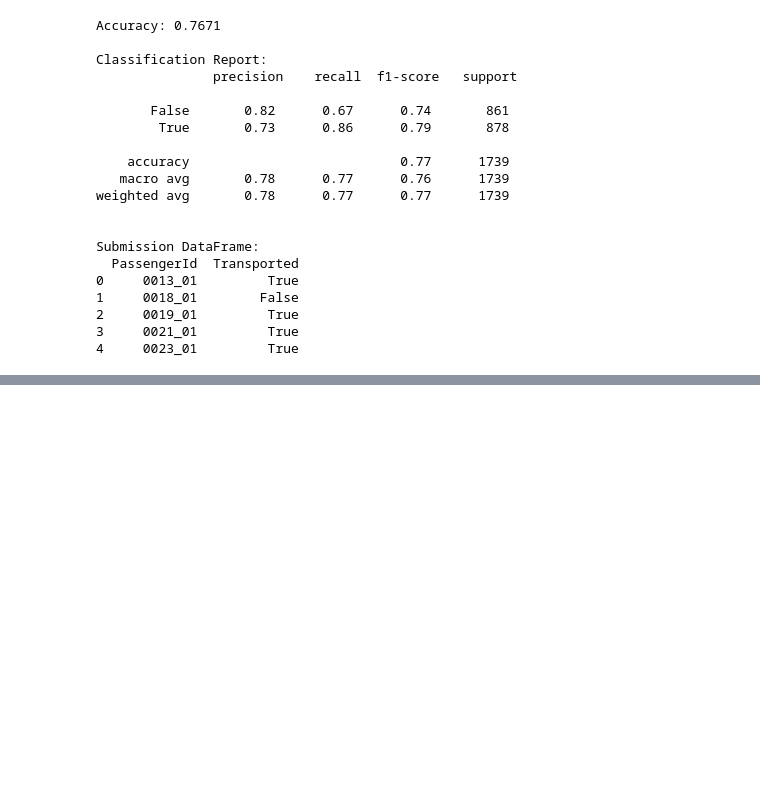
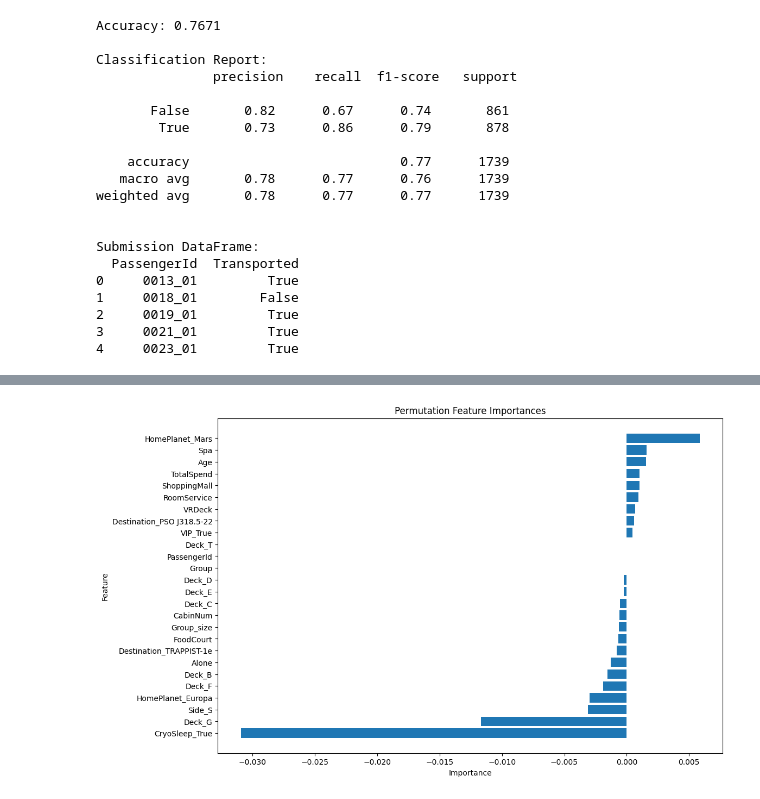
Before and after one commit to 7PAM2015-0509-2023-Group17/Kaggle-Challenge, a Jupyter notebook: Kaggle_Challenge_notebook.ipynb, the cells around one changed output, grey strips where cells are left out. Drawn from its saved outputs; the diff is of its cells as text; code cells hidden in the pictures; blank space fills up the shorter version.

```diff
--- a/Kaggle_Challenge_notebook.ipynb
+++ b/Kaggle_Challenge_notebook.ipynb
@@ -528,13 +528,13 @@ files.download('submission.csv')
 [interactive output not drawn]
 # %%
 # Initialize Logistic Regression model
-model = LogisticRegression()
+model_lr = LogisticRegression()
 
 # Fit the model
-model.fit(X_train_split, y_train_split)
+model_lr.fit(X_train_split, y_train_split)
 
 # Make predictions
-y_pred_split = model.predict(X_val_split)
+y_pred_split = model_lr.predict(X_val_split)
 
 # Evaluate the model
 accuracy_split = accuracy_score(y_val_split, y_pred_split)
@@ -545,7 +545,7 @@ print(f"Accuracy: {accuracy_split:.4f}")
 print("\nClassification Report:\n", report_split)
 
 # Predict on the test dataset
-test_predictions = model.predict(test_encoded)
+test_predictions = model_lr.predict(test_encoded)
 
 # Prepare the submission DataFrame
 submission = pd.DataFrame({
@@ -648,12 +648,12 @@ X_train_split = scaler.fit_transform(X_train_split)
 X_val_split = scaler.transform(X_val_split)
 test_encoded = scaler.transform(test_encoded)
 # Initialize KNN model
-model = KNeighborsClassifier(n_neighbors=5)  # Example: setting n_neighbors=5
+modelKN = KNeighborsClassifier(n_neighbors=5)  # Example: setting n_neighbors=5
 
 # Fit the model
-model.fit(X_train_split, y_train_split)
+modelKN.fit(X_train_split, y_train_split)
 # Make predictions on the validation set
-y_pred_split = model.predict(X_val_split)
+y_pred_split = modelKN.predict(X_val_split)
 
 # Evaluate the model
 accuracy_split = accuracy_score(y_val_split, y_pred_split)
@@ -663,7 +663,7 @@ report_split = classification_report(y_val_split, y_pred_split)
 print(f"Accuracy: {accuracy_split:.4f}")
 print("\nClassification Report:\n", report_split)
 # Predict on the test dataset
-test_predictions = model.predict(test_encoded)
+test_predictions = modelKN.predict(test_encoded)
 
 # Prepare the submission DataFrame
 submission = pd.DataFrame({
@@ -701,3 +701,25 @@ Submission DataFrame:
 4     0023_01         True
 [interactive output not drawn]
 [interactive output not drawn]
+# %%
+from sklearn.inspection import permutation_importance
+
+# Calculate permutation importance
+result = permutation_importance(model, X_val_split, y_val_split, n_repeats=10, random_state=42, n_jobs=-1)
+
+# Create a DataFrame for visualization
+perm_importance_df = pd.DataFrame({
+    'Feature': X_train.columns,
+    'Importance': result.importances_mean
+}).sort_values(by='Importance', ascending=False)
+
+# Plot permutation feature importances
+plt.figure(figsize=(12, 8))
+plt.barh(perm_importance_df['Feature'], perm_importance_df['Importance'])
+plt.xlabel('Importance')
+plt.ylabel('Feature')
+plt.title('Permutation Feature Importances')
+plt.gca().invert_yaxis()
+plt.show()
+# %% [output]
+[figure, added]
```
